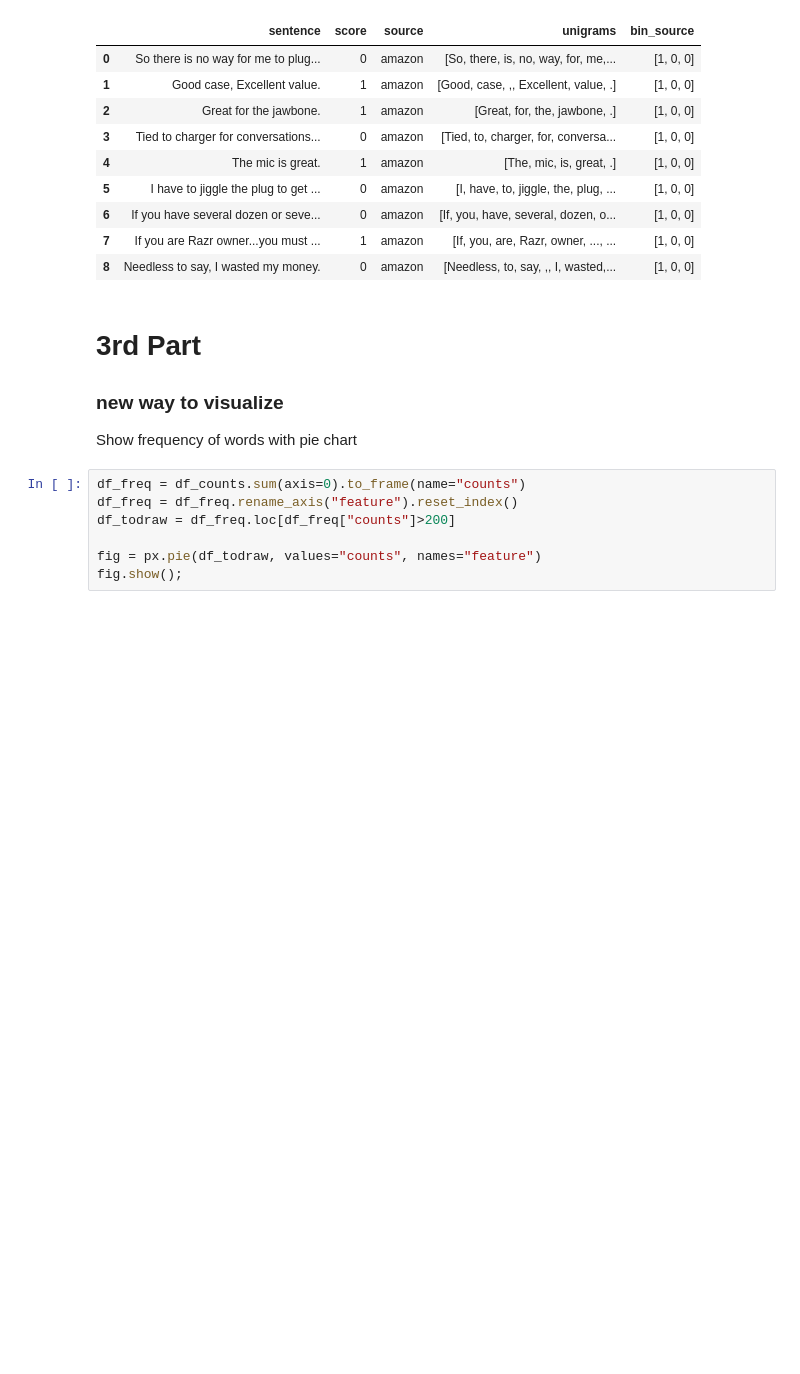
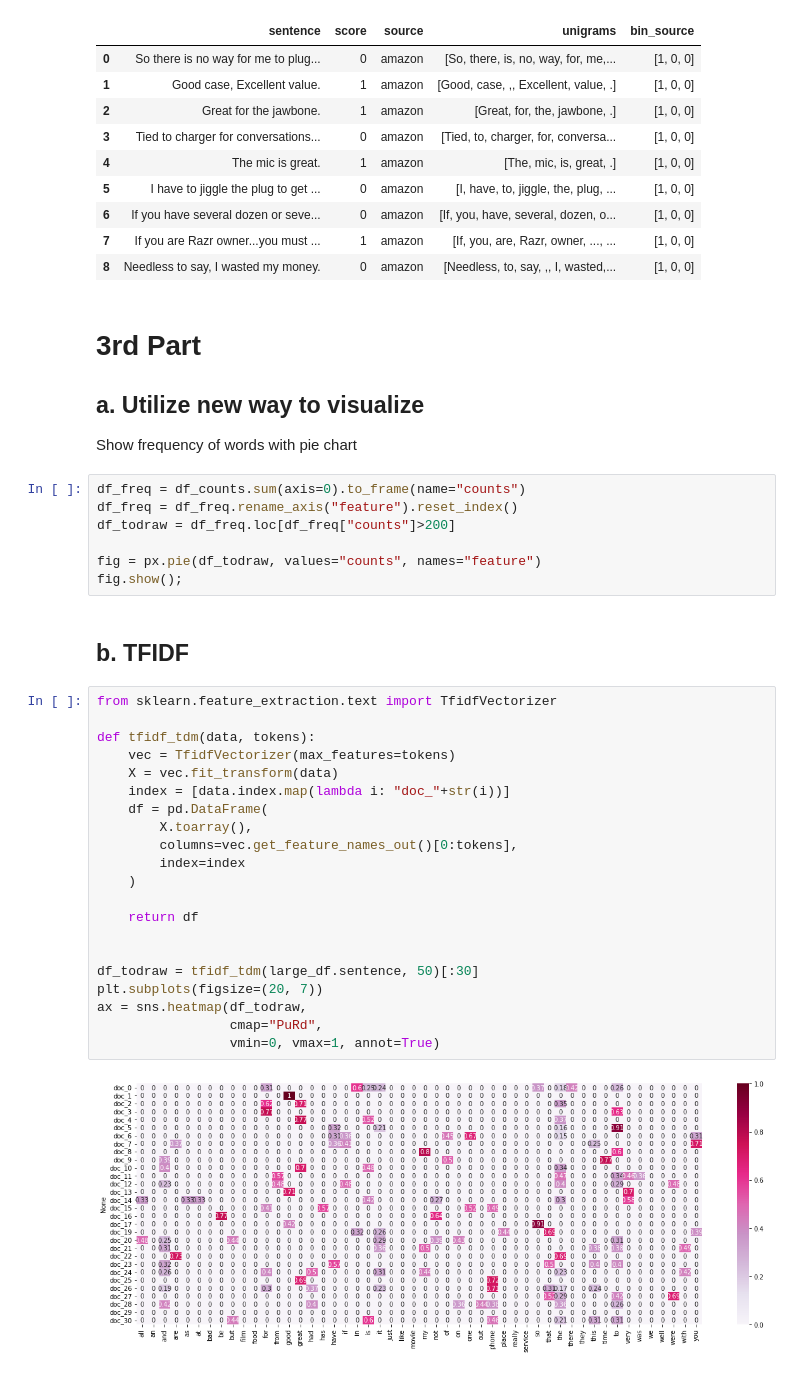
Before and after one commit to chillmelon/DM2021-Lab1-Homework, a Jupyter notebook: DM2021-Lab1-Homework.ipynb, the cells around one changed output. Saved outputs shown, nothing was run; the diff lists cells and outputs as text; blank space fills up the shorter version.

Commit message:
TFIDF

```diff
--- a/DM2021-Lab1-Homework.ipynb
+++ b/DM2021-Lab1-Homework.ipynb
@@ -780,7 +780,7 @@ large_df[0:9]
 | 8 | Needless to say, I wasted my money. | 0 | amazon | [Needless, to, say, ,, I, wasted,... | [1, 0, 0] |
 # %% [markdown]
 # 3rd Part
-### new way to visualize
+## a. Utilize new way to visualize
 Show frequency of words with pie chart
 # %%
 df_freq = df_counts.sum(axis=0).to_frame(name="counts")
@@ -789,3 +789,28 @@ df_todraw = df_freq.loc[df_freq["counts"]>200]
 
 fig = px.pie(df_todraw, values="counts", names="feature")
 fig.show();
+# %% [markdown]
+## b. TFIDF
+# %%
+from sklearn.feature_extraction.text import TfidfVectorizer
+
+def tfidf_tdm(data, tokens):
+    vec = TfidfVectorizer(max_features=tokens)
+    X = vec.fit_transform(data)
+    index = [data.index.map(lambda i: "doc_"+str(i))]
+    df = pd.DataFrame(
+        X.toarray(),
+        columns=vec.get_feature_names_out()[0:tokens],
+        index=index
+    )
+
+    return df
+
+
+df_todraw = tfidf_tdm(large_df.sentence, 50)[:30]
+plt.subplots(figsize=(20, 7))
+ax = sns.heatmap(df_todraw,
+                 cmap="PuRd",
+                 vmin=0, vmax=1, annot=True)
+# %% [output]
+[figure, added]
```
Also changed, not shown: parts of 5 cells of this notebook.
